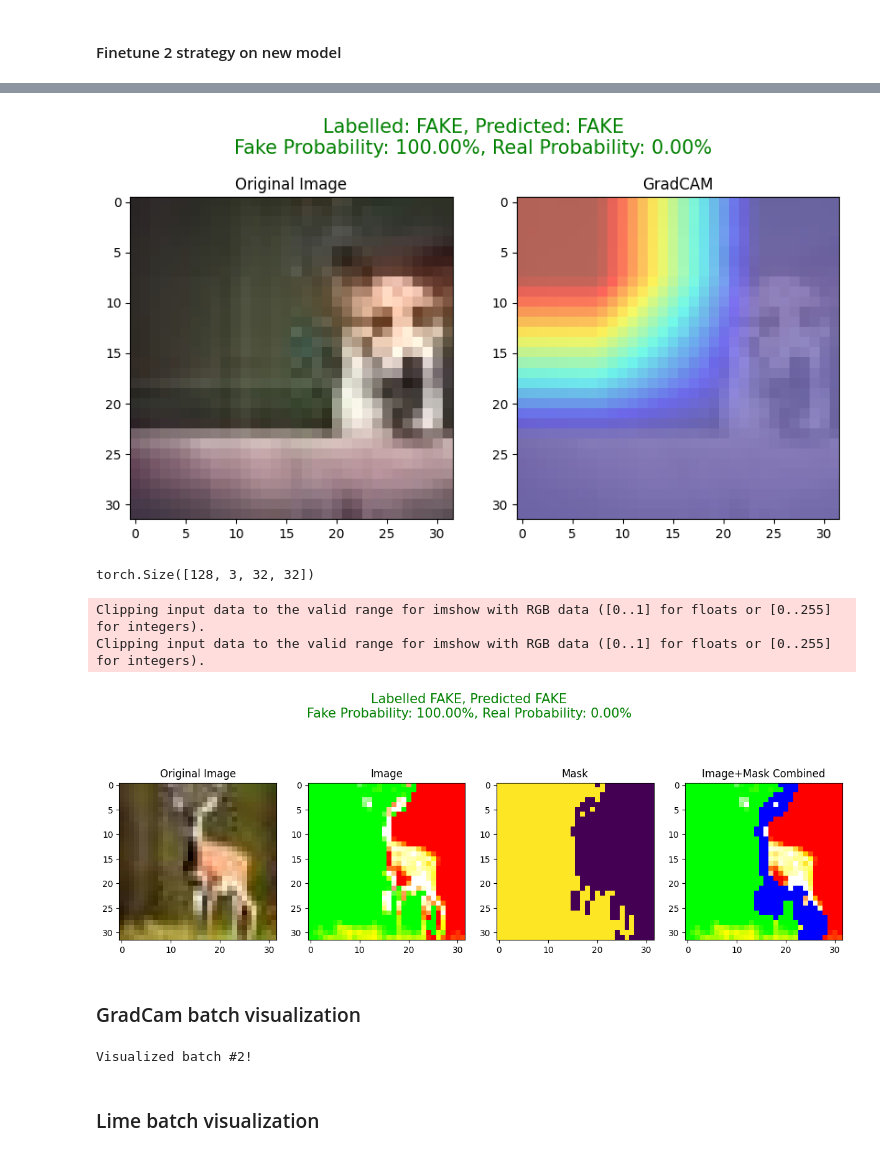
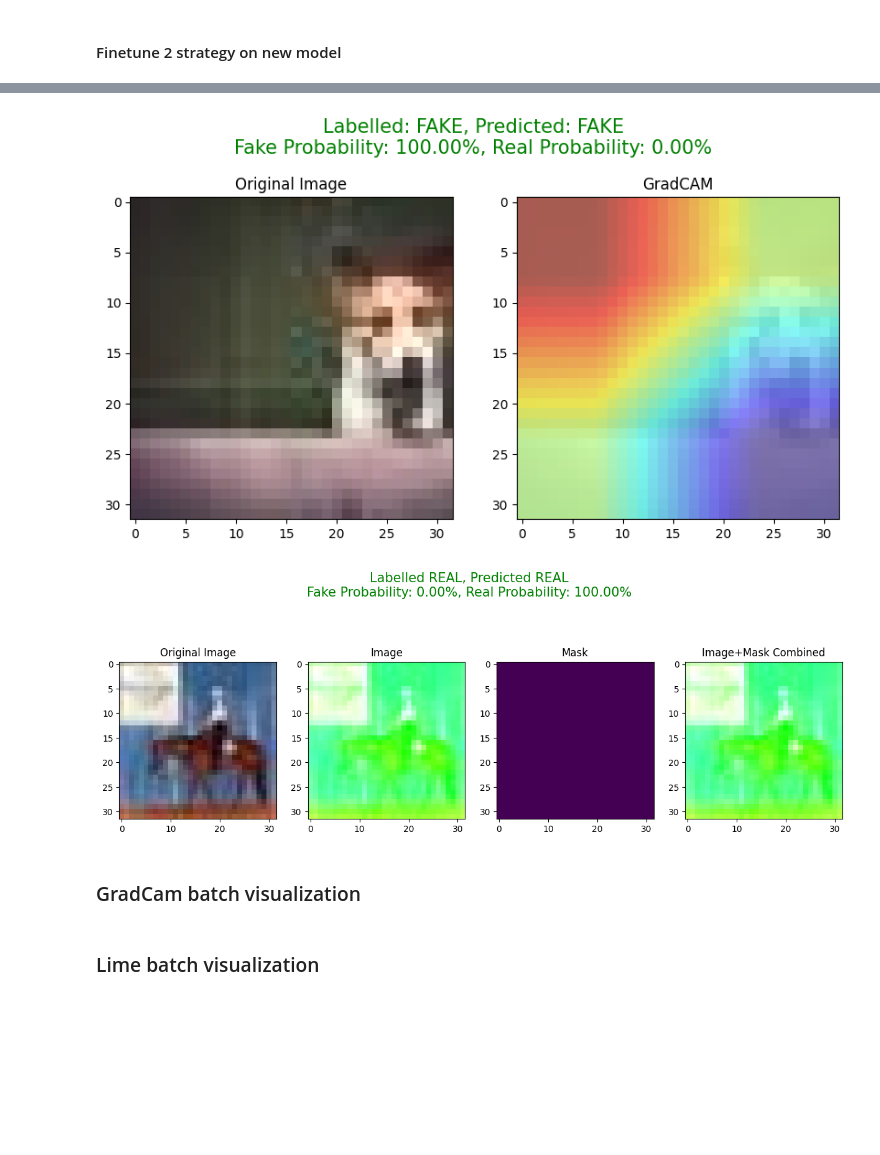
Before and after one commit to AngeloGalav/gauntlet, a Jupyter notebook: CIFAKE.ipynb, the cells around one changed output, grey strips where cells are left out. Saved outputs shown, nothing was run; the diff lists cells and outputs as text; code cells hidden in the pictures; blank space fills up the shorter version.

```diff
--- a/CIFAKE.ipynb
+++ b/CIFAKE.ipynb
@@ -43,7 +46,7 @@ using cuda device
 train_data = data_utils.CIFAKEDataset(root_dir="data/CIFAKE", split="train", transform=transform_cifake)
 test_data = data_utils.CIFAKEDataset(root_dir="data/CIFAKE", split="test", transform=transform_cifake)
 
-val_data, test_data = data_utils.train_test_split(0.5, dataset=test_data)
+val_data, test_data = data_utils.train_test_split(0.5, dataset=test_data, isRandom=True)
 
 train_dataloader = DataLoader(train_data, batch_size=BATCH_SIZE, pin_memory=True, shuffle=True)
 test_dataloader = DataLoader(test_data, batch_size=BATCH_SIZE, pin_memory=True)
@@ -278,8 +303,8 @@ if artifacts != None:
 # %%
 mod_resnet50 = model_utils.ModifiedResNet(original_resnet=resnet50(weights='IMAGENET1K_V1'))
 mod_resnet50.to(device)
-mod_resnet50.load_state_dict(torch.load("checkpoints/best_ModResNet50_beefy.pth"))
-model_name = "ModResNet50_beefy"
+mod_resnet50.load_state_dict(torch.load("checkpoints/best_CIFAKE_ModResNet50_beefy.pth"))
+model_name = "CIFAKE_ModResNet50_beefy"
 # %%
 importlib.reload(xai)
 
@@ -289,26 +314,21 @@ xai.explain_gradcam_single_image(test_dataloader, mod_resnet50, target_layers,
                                  model_name=model_name, dataset_name=DATASET_NAME,
                                  index = 15)
 # %% [output]
-[figure, old version]
+[figure, new version]
 # %%
 importlib.reload(xai)
 
 xai.explain_lime_single_image(test_dataloader, mod_resnet50,
                                 model_name=model_name, dataset_name=DATASET_NAME,
-                                index = 4)
+                                index = 5)
 # %% [output]
-torch.Size([128, 3, 32, 32])
-Clipping input data to the valid range for imshow with RGB data ([0..1] for floats or [0..255] for integers).
-Clipping input data to the valid range for imshow with RGB data ([0..1] for floats or [0..255] for integers).
-[figure, old version]
+[figure, new version]
 # %% [markdown]
 ### GradCam batch visualization
 # %%
 importlib.reload(xai)
 
 xai.explain_gradcam_batch(test_dataloader, test_dataloader.batch_size, mod_resnet50, target_layers, model_name, DATASET_NAME)
-# %% [output]
-Visualized batch #2!
 # %% [markdown]
 ### Lime batch visualization
 # %%
```
Also changed, not shown: parts of 20 cells of this notebook, 9 other files.
